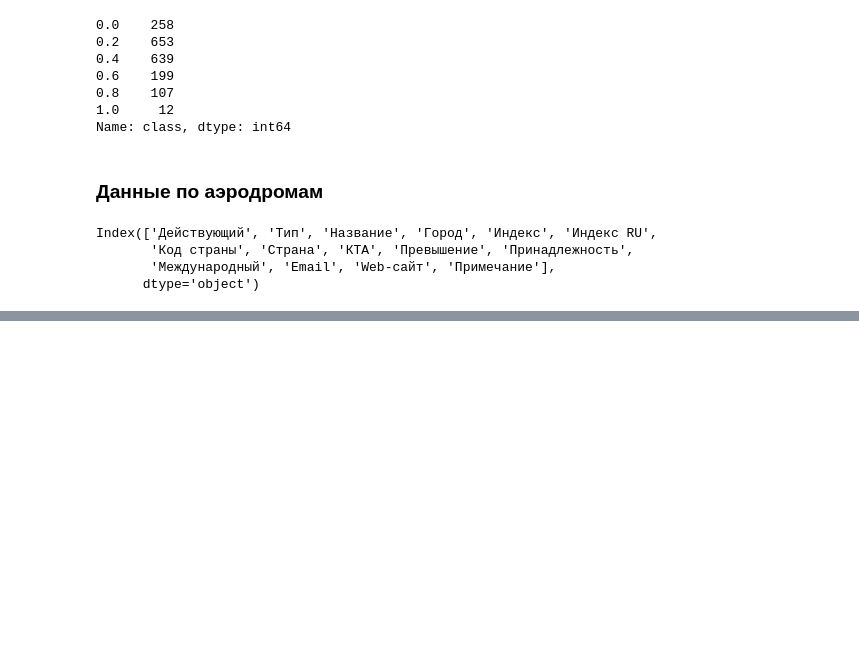
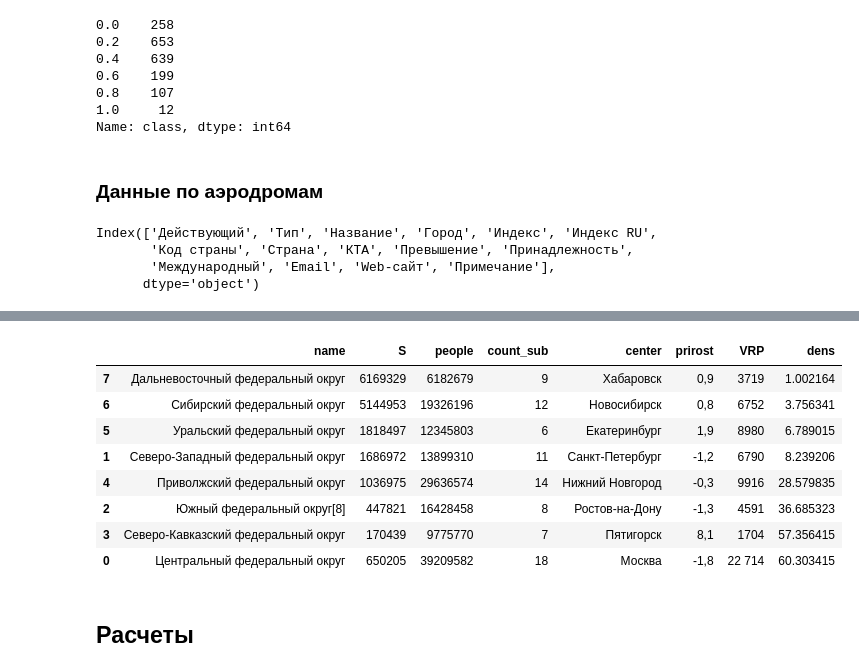
Before and after one commit to zhukov-msu/helicopters, a Jupyter notebook: heli_data_explore.ipynb, the cells around one changed output, grey strips where cells are left out. Saved outputs shown, nothing was run; the diff lists cells and outputs as text; code cells hidden in the pictures; blank space fills up the shorter version.

```diff
--- a/heli_data_explore.ipynb
+++ b/heli_data_explore.ipynb
@@ -262,0 +421,2 @@ m
+# %%
+pd.options.display.max_rows = 100
@@ -262,0 +538,2 @@ m
+# %%
+okruga = pd.read_excel('data/okruga.xlsx')
@@ -262,0 +552,19 @@ m
+# %%
+okruga['people'] = okruga['people'].apply(lambda x: int(x.replace('\xa0','')))
+okruga['S'] = okruga['S'].apply(lambda x: int(x.replace('\xa0','')))
+# %%
+okruga['dens'] = okruga['people'] / okruga['S']
+# %%
+okruga.sort_values(by='dens')
+# %% [output]
+|  | name | S | people | count_sub | center | prirost | VRP | dens |
+| 7 | Дальневосточный федеральный округ | 6169329 | 6182679 | 9 | Хабаровск | 0,9 | 3719 | 1.002164 |
+| 6 | Сибирский федеральный округ | 5144953 | 19326196 | 12 | Новосибирск | 0,8 | 6752 | 3.756341 |
+| 5 | Уральский федеральный округ | 1818497 | 12345803 | 6 | Екатеринбург | 1,9 | 8980 | 6.789015 |
+| 1 | Северо-Западный федеральный округ | 1686972 | 13899310 | 11 | Санкт-Петербург | -1,2 | 6790 | 8.239206 |
+| 4 | Приволжский федеральный округ | 1036975 | 29636574 | 14 | Нижний Новгород | -0,3 | 9916 | 28.579835 |
+| 2 | Южный федеральный округ[8] | 447821 | 16428458 | 8 | Ростов-на-Дону | -1,3 | 4591 | 36.685323 |
+| 3 | Северо-Кавказский федеральный округ | 170439 | 9775770 | 7 | Пятигорск | 8,1 | 1704 | 57.356415 |
+| 0 | Центральный федеральный округ | 650205 | 39209582 | 18 | Москва | -1,8 | 22 714 | 60.303415 |
+# %% [markdown]
+## Расчеты
```
Also changed, not shown: parts of 116 cells of this notebook.
